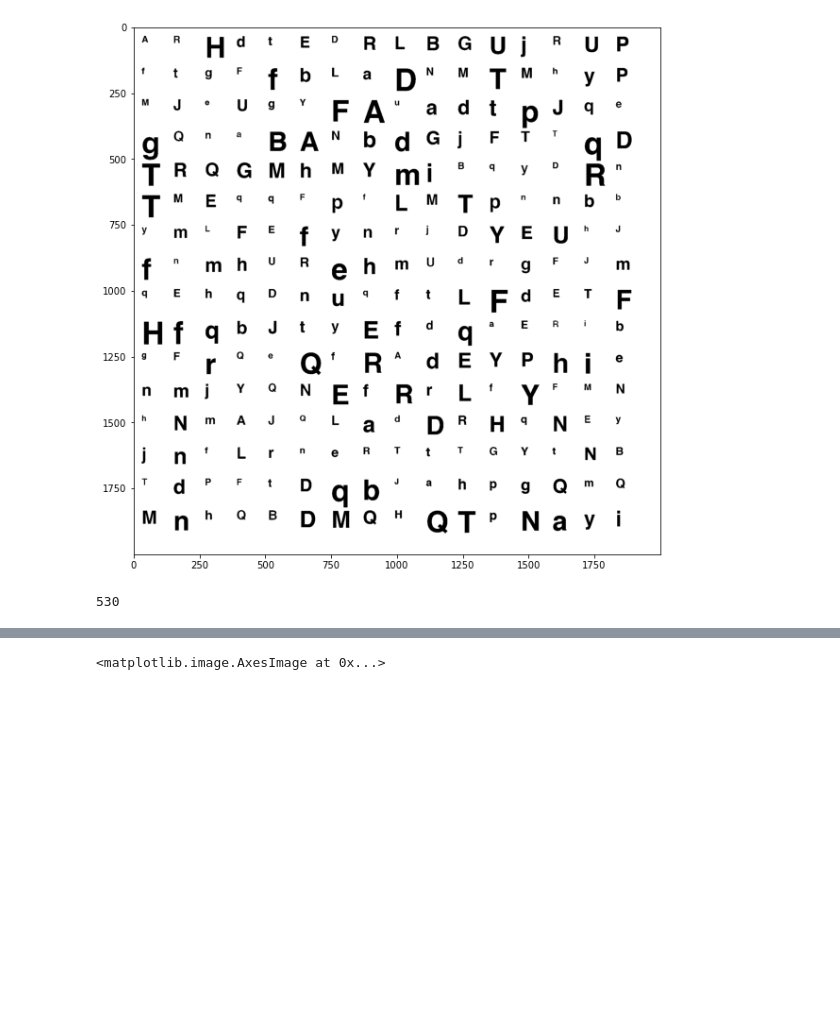
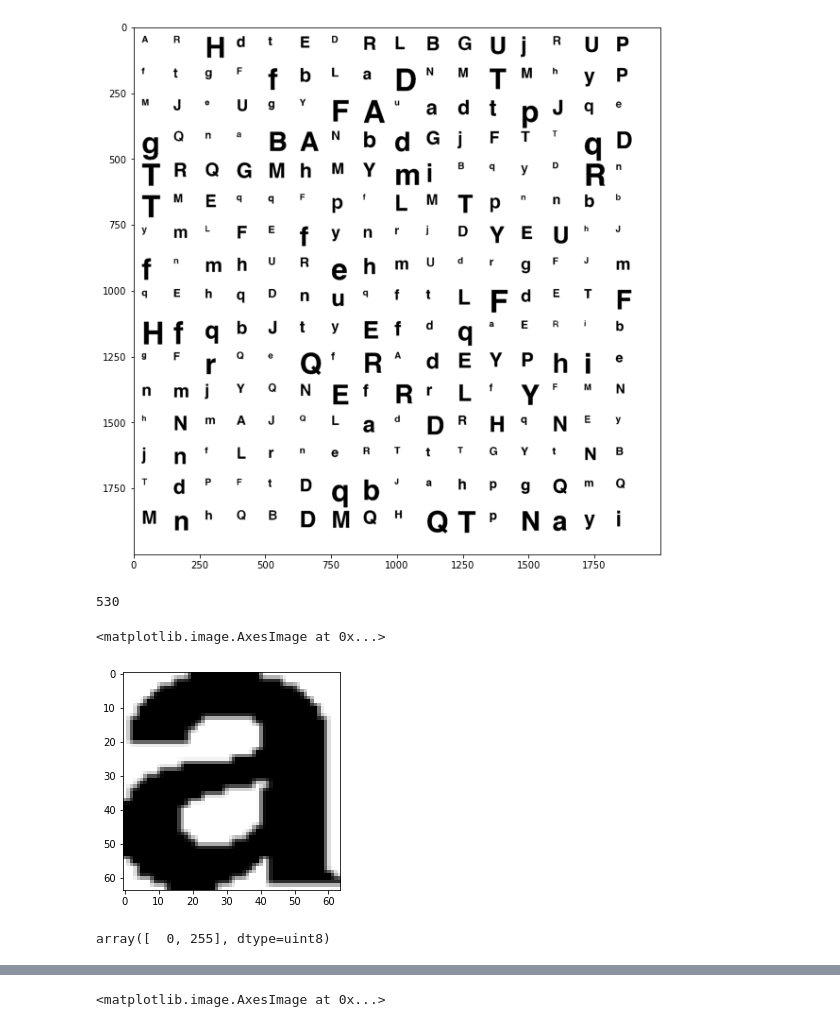
Before and after one commit to vinaykudari/ub, a Jupyter notebook: spring-22/CSE573-CVIP/OCR/notebook.ipynb, the cells around one changed output, grey strips where cells are left out. Saved outputs shown, nothing was run; the diff lists cells and outputs as text; code cells hidden in the pictures; blank space fills up the shorter version.

```diff
--- a/spring-22/CSE573-CVIP/OCR/notebook.ipynb
+++ b/spring-22/CSE573-CVIP/OCR/notebook.ipynb
@@ -343,3 +343,37 @@ connected_components(
 )
 # %% [output]
 530
+# %%
+def crop(image):
+    h, w = image.shape
+    for l in range(w):
+        if (image[:, l] == 0).any():
+            break
+
+    for r in range(w-1, -1, -1):
+        if (image[:, r] == 0).any():
+            break
+
+    for t in range(h):
+        if (image[t, :] == 0).any():
+            break
+
+    for b in range(h-1, -1, -1):
+        if (image[b, :] == 0).any():
+            break
+
+    return image[t:b+1, l:r+1]
+# %%
+def resize_to(image, new_w, new_h):
+    output = cv2.resize(image, (new_w, new_h))
+    return output
+# %%
+temp = resize_to(crop(otsu(characters['a'])), 64, 64)
+plt.imshow(temp, cmap='gray')
+# %% [output]
+<matplotlib.image.AxesImage at 0x...>
+[figure, added]
+# %%
+np.unique(otsu(characters['a']))
+# %% [output]
+array([  0, 255], dtype=uint8)
```
Also changed, not shown: parts of 12 cells of this notebook, 6 other files.
